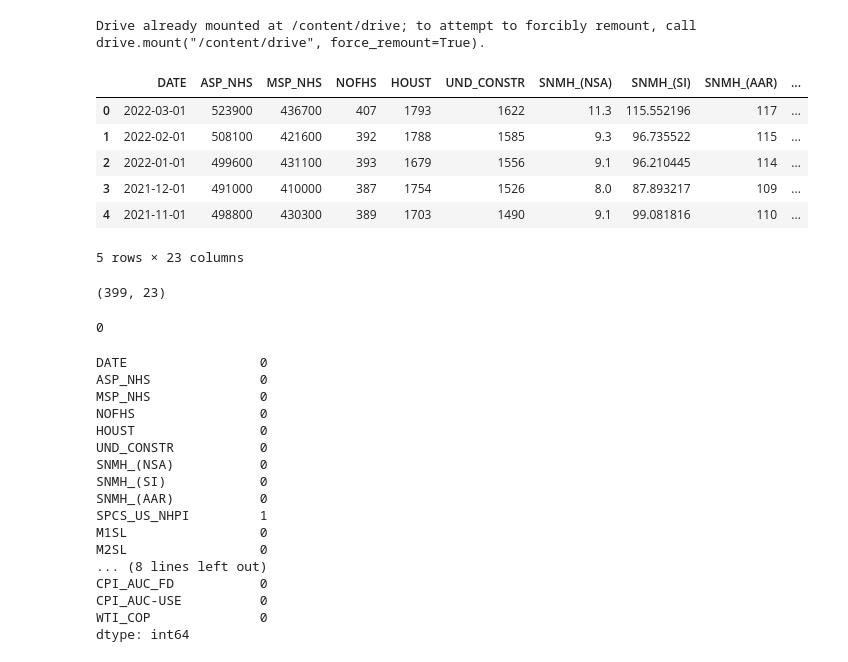
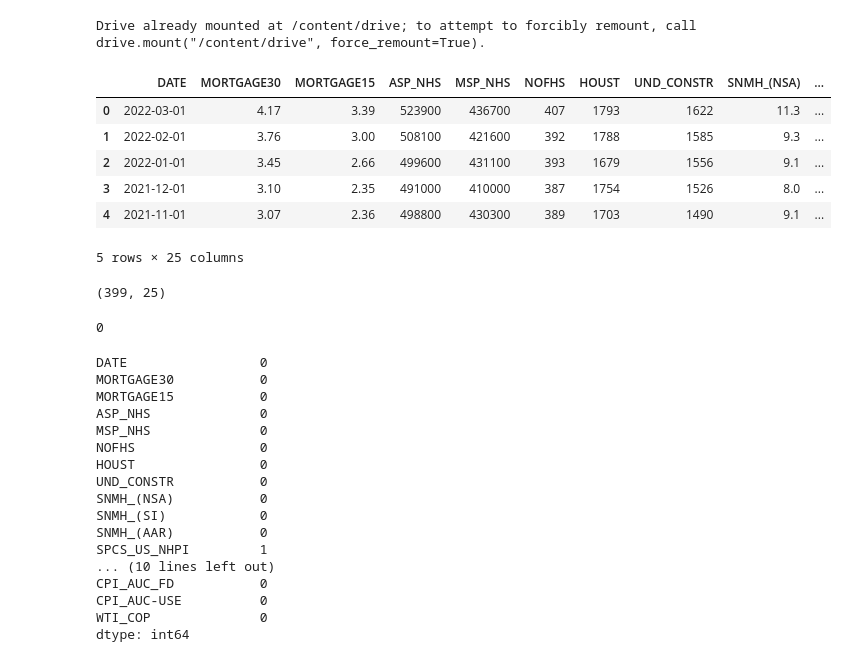
Before and after one commit to starkjones/US-Housing-Forecasting-w-FRED, a Jupyter notebook: US_Housing.ipynb, the cells around one changed output. Cells and saved outputs as stored; diff of their text form; code cells hidden in the pictures.

```diff
--- a/US_Housing.ipynb
+++ b/US_Housing.ipynb
@@ -80,25 +80,25 @@ import numpy as np
 # %%
 # Load training data:
 
-data = '/content/drive/MyDrive/SI/US Housing Machine Learning Data_Revised.xlsx'
+data = '/content/drive/MyDrive/SI/US Housing Machine Learning Data_220830.xlsx'
 
 df = pd.read_excel(data)
 
 df.head()
 # %% [output]
-|  | DATE | ASP_NHS | MSP_NHS | NOFHS | HOUST | UND_CONSTR | SNMH_(NSA) | SNMH_(SI) | SNMH_(AAR) | ... |
-| 0 | 2022-03-01 | 523900 | 436700 | 407 | 1793 | 1622 | 11.3 | 115.552196 | 117 | ... |
-| 1 | 2022-02-01 | 508100 | 421600 | 392 | 1788 | 1585 | 9.3 | 96.735522 | 115 | ... |
-| 2 | 2022-01-01 | 499600 | 431100 | 393 | 1679 | 1556 | 9.1 | 96.210445 | 114 | ... |
-| 3 | 2021-12-01 | 491000 | 410000 | 387 | 1754 | 1526 | 8.0 | 87.893217 | 109 | ... |
-| 4 | 2021-11-01 | 498800 | 430300 | 389 | 1703 | 1490 | 9.1 | 99.081816 | 110 | ... |
+|  | DATE | MORTGAGE30 | MORTGAGE15 | ASP_NHS | MSP_NHS | NOFHS | HOUST | UND_CONSTR | SNMH_(NSA) | ... |
+| 0 | 2022-03-01 | 4.17 | 3.39 | 523900 | 436700 | 407 | 1793 | 1622 | 11.3 | ... |
+| 1 | 2022-02-01 | 3.76 | 3.00 | 508100 | 421600 | 392 | 1788 | 1585 | 9.3 | ... |
+| 2 | 2022-01-01 | 3.45 | 2.66 | 499600 | 431100 | 393 | 1679 | 1556 | 9.1 | ... |
+| 3 | 2021-12-01 | 3.10 | 2.35 | 491000 | 410000 | 387 | 1754 | 1526 | 8.0 | ... |
+| 4 | 2021-11-01 | 3.07 | 2.36 | 498800 | 430300 | 389 | 1703 | 1490 | 9.1 | ... |
-5 rows × 23 columns
+5 rows × 25 columns
 # %%
 # Data Frame size / shape:
 
 df.shape
 # %% [output]
-(399, 23)
+(399, 25)
 # %%
 # Check for duplicated rows:
 
@@ -111,6 +111,8 @@ df.duplicated().sum()
  df.isna().sum()
 # %% [output]
 DATE                 0
+MORTGAGE30           0
+MORTGAGE15           0
 ASP_NHS              0
 MSP_NHS              0
 NOFHS                0
@@ -120,9 +122,7 @@ SNMH_(NSA)           0
 SNMH_(SI)            0
 SNMH_(AAR)           0
 SPCS_US_NHPI         1
-M1SL                 0
-M2SL                 0
-... (8 lines left out)
+... (10 lines left out)
 CPI_AUC_FD           0
 CPI_AUC-USE          0
 WTI_COP              0
```
Also changed, not shown: parts of 10 cells of this notebook.
